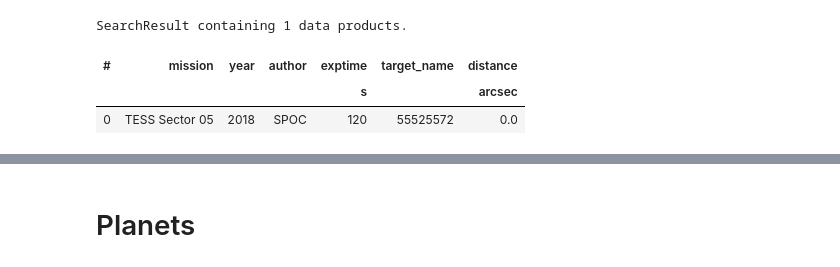
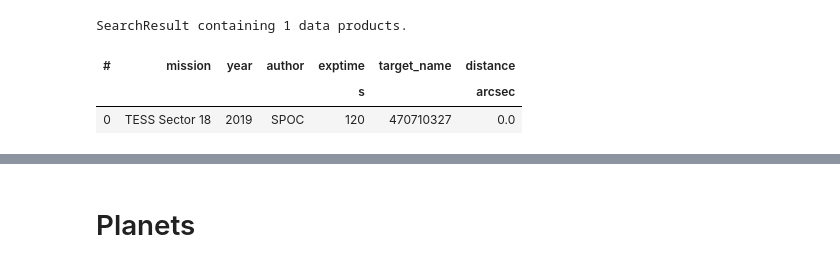
Before and after one commit to Signal-K/sytizen, a Jupyter notebook: deepnote/Star_Sailors_Light_Curve_Plot/Multisector Analysis.ipynb, the cells around one changed output, grey strips where cells are left out. Drawn from its saved outputs; the diff is of its cells as text; code cells hidden in the pictures.

```diff
--- a/deepnote/Star_Sailors_Light_Curve_Plot/Multisector Analysis.ipynb
+++ b/deepnote/Star_Sailors_Light_Curve_Plot/Multisector Analysis.ipynb
@@ -23,14 +23,14 @@ You should consider upgrading via the '/root/venv/bin/python -m pip install --up
 import lightkurve as lk # https://colab.research.google.com/drive/1F4_bexKlzQI8MkUH5ZpM8NzLTGcWVjkp?usp=sharing#scrollTo=fySRue9rEFH4
 import matplotlib.pyplot as plt
 # %%
-TIC = 'TIC 55525572'
-sector_data = lk.search_lightcurve(TIC, author = 'SPOC', sector=5)
+TIC = 'TIC 470710327'
+sector_data = lk.search_lightcurve(TIC, author = 'SPOC', sector=18)
 sector_data
 # %% [output]
 SearchResult containing 1 data products.
 | # | mission | year | author | exptime | target_name | distance |
 |  |  |  |  | s |  | arcsec |
-| 0 | TESS Sector 05 | 2018 | SPOC | 120 | 55525572 | 0.0 |
+| 0 | TESS Sector 18 | 2019 | SPOC | 120 | 470710327 | 0.0 |
 # %%
 lc= sector_data.download()
 lc.plot(linewidth = 0, marker = '.', color = 'cyan', alpha = 0.3)
```
Also changed, not shown: parts of 18 cells of this notebook, 1 other file.
